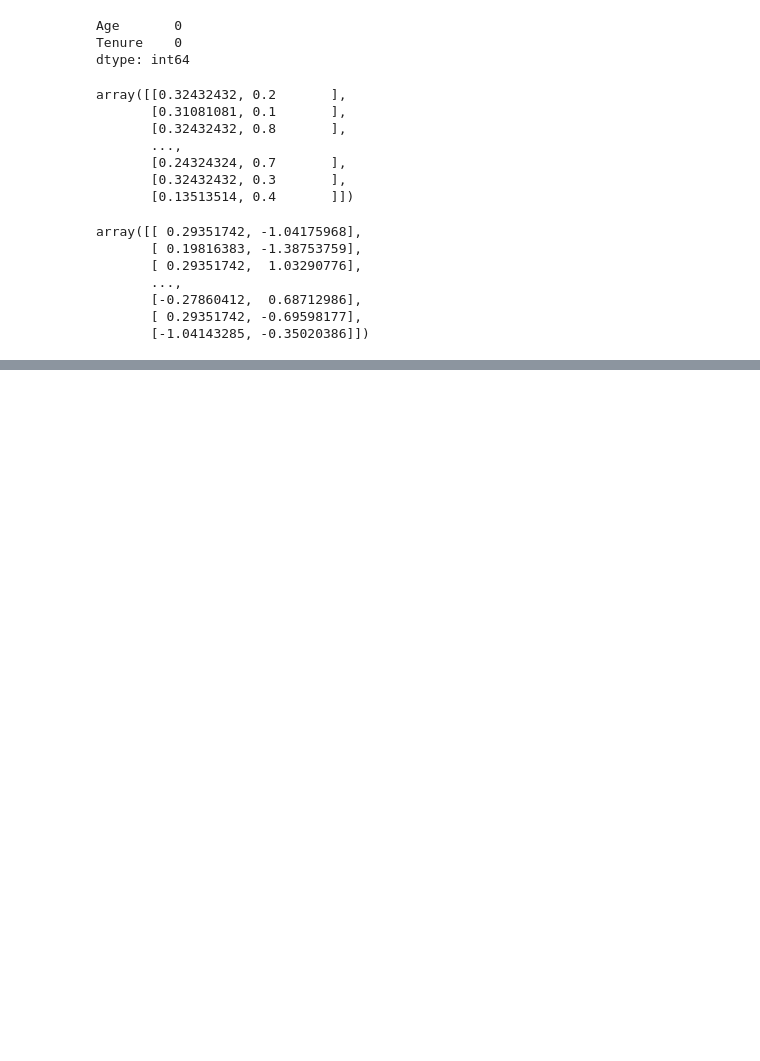
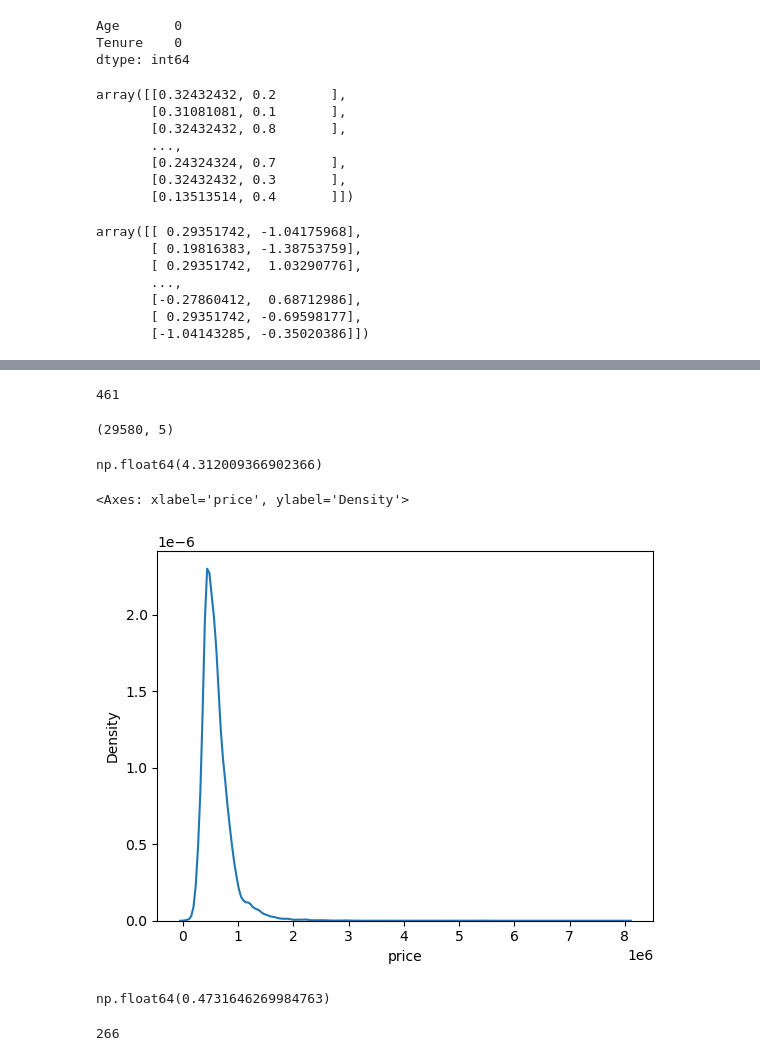
Before and after one commit to Sreesanth-e/EDA, a Jupyter notebook: EDA_Process/churn.ipynb, the cells around one changed output, grey strips where cells are left out. Saved outputs shown, nothing was run; the diff lists cells and outputs as text; code cells hidden in the pictures; blank space fills up the shorter version.

```diff
--- a/EDA_Process/churn.ipynb
+++ b/EDA_Process/churn.ipynb
@@ -108,0 +111,3 @@ array([[ 0.29351742, -1.04175968],
+# %%
+# Place your csv file inside this folder --> MyDrive/AI, Data Science & Analytics
+data = pd.read_csv('raw_sales.csv')
@@ -108,0 +158,18 @@ array([[ 0.29351742, -1.04175968],
+# %%
+list_1 = find_anomalies(data['price'])
+len(list_1)
+# %% [output]
+461
+# %%
+data.shape # 461 / 29580 * 100 gives us 1.55 so it is not normally distributed
+# %% [output]
+(29580, 5)
+# %%
+data.price.skew()
+# %% [output]
+np.float64(4.312009366902366)
+# %%
+sns.kdeplot(data.price)
+# %% [output]
+<Axes: xlabel='price', ylabel='Density'>
+[figure, added]
@@ -108,0 +178,9 @@ array([[ 0.29351742, -1.04175968],
+# %%
+data['price_transformed'].skew()
+# %% [output]
+np.float64(0.4731646269984763)
+# %%
+list_2 = find_anomalies(data.price_transformed)
+len(list_2)
+# %% [output]
+266
```
Also changed, not shown: parts of 30 cells of this notebook, 1 other file.
